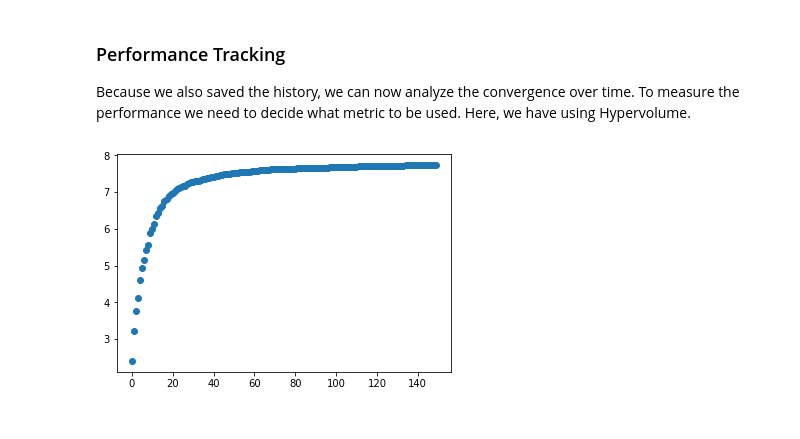
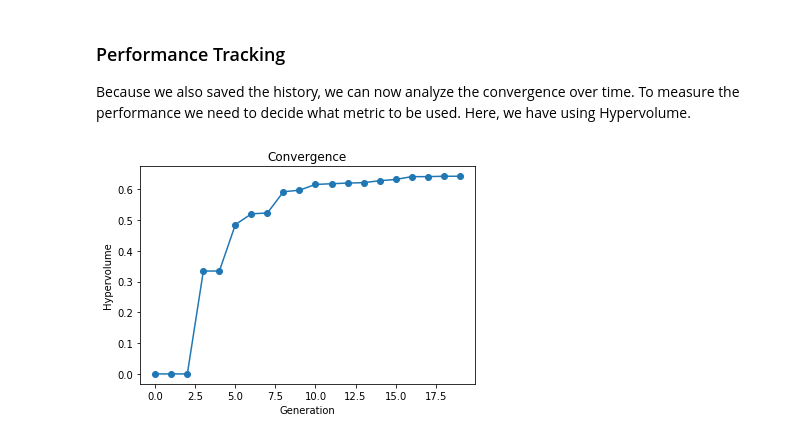
Before and after one commit to anyoptimization/pymoo, a Jupyter notebook: doc/source/getting_started.ipynb, the cells around one changed output. Cells and saved outputs as stored; diff of their text form; code cells hidden in the pictures.

```diff
--- a/doc/source/getting_started.ipynb
+++ b/doc/source/getting_started.ipynb
@@ -51,23 +78,29 @@ Second, an algorithm to solve the problem need to be defined. Depending on the o
 # %%
 from pymoo.factory import get_algorithm
 
-method = get_algorithm("nsga2",
-                      pop_size=100,
-                      elimate_duplicates=True)
+method = get_algorithm("nsga2", pop_size=20)
 # %% [markdown]
 ### Optimize and Visualize
 # %% [markdown]
 Third, we are solving the problem with the method we have just defined. The [Result](/api/model.html#pymoo.model.result.Result) object provides the corresponding *X* and *F* values and much more information. For instance, because we have enabled the *save_history* flag, we can analyze the optimization run over time and track the performance.
 # %%
 from pymoo.optimize import minimize
+import matplotlib.pyplot as plt
 from pymoo.util import plotting
 
 res = minimize(problem,
                method,
-               termination=('n_gen', 150),
+               termination=('n_gen', 20),
                seed=1,
                save_history=True,
                disp=False)
 
-plotting.plot(res.F)
+print("\nDesign Space")
+plotting.plot(res.X, show=False, no_fill=True)
+plt.ylim(-2, 2)
+plt.xlim(-2, 2)
+plt.show()
+
+print("\nObjective Space")
+plotting.plot(res.F, no_fill=True)
 # %% [output]
@@ -79,13 +115,23 @@ Because we also saved the history, we can now analyze the convergence over time.
 # %%
 from pymoo.indicators.hv import Hypervolume
 
 # create the performance indicator object with reference point (4,4)
-_hv = Hypervolume(ref_point=np.array([4,4]))
+_hv = Hypervolume(ref_point=np.array([1.0, 1.0]))
+
+# collect the population in each generation
+pop_each_gen = [a.pop for a in res.history]
+
+# receive the population in each generation
+obj_and_feasible_each_gen = [pop[pop.get("feasible")[:,0]].get("F") for pop in pop_each_gen]
 
 # calculate for each generation the HV metric
-hv = [_hv.calc(a.pop.get("F")) for a in res.history]
+hv = [_hv.calc(f) for f in obj_and_feasible_each_gen]
 
 # visualze the convergence curve
-plotting.plot(np.column_stack([np.arange(len(hv)), hv]))
+plt.plot(np.arange(len(hv)), hv, '-o')
+plt.title("Convergence")
+plt.xlabel("Generation")
+plt.ylabel("Hypervolume")
+plt.show()
 # %% [output]
-[figure, old version]
+[figure, new version]
```
Also changed, not shown: parts of 8 cells of this notebook, 33 other files.
